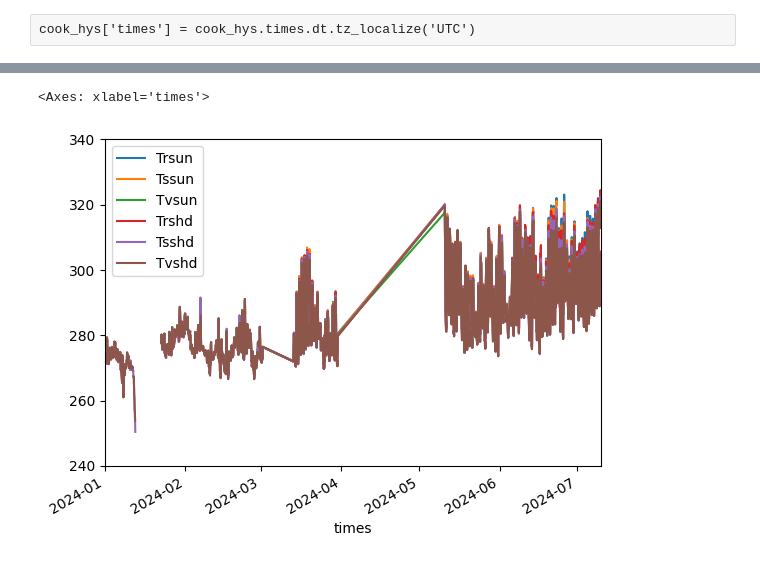
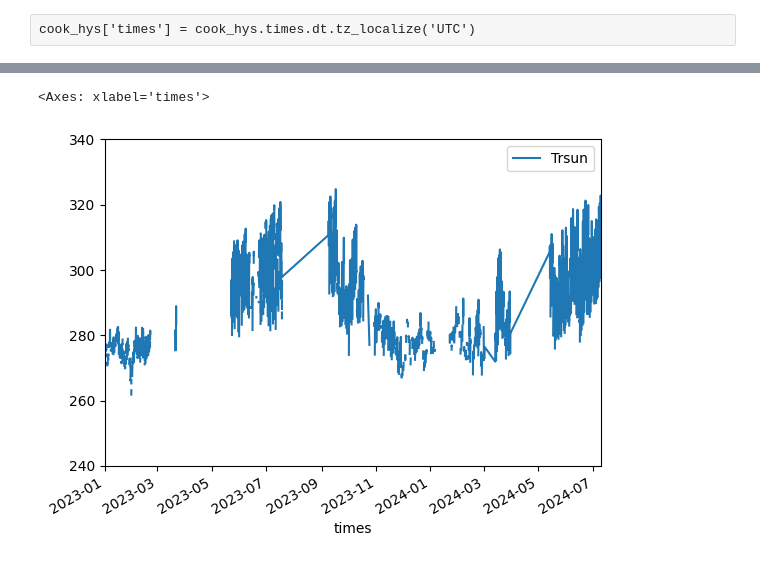
Before and after one commit to cafltar/CookIRCamET, a Jupyter notebook: et_prep.ipynb, the cells around one changed output, grey strips where cells are left out. Saved outputs shown, nothing was run; the diff lists cells and outputs as text; code cells hidden in the pictures.

```diff
--- a/et_prep.ipynb
+++ b/et_prep.ipynb
@@ -27,7 +28,7 @@ cook_flux = pd.read_csv('../../raw/CookIRCamET/Meteorological/Cook/EcTower/REddy
 # %%
-cook_hy2023_v1 = pd.read_csv('../../work/CookIRCamET/Working/cookhy2023_V1_output.csv')
-cook_hy2023_v2 = pd.read_csv('../../work/CookIRCamET/Working/cookhy2023_V2_output.csv')
-cook_hy2024_v3 = pd.read_csv('../../work/CookIRCamET/Working/cookhy2024_V3_output.csv')
+cook_hy2023_v1 = pd.read_csv('/90daydata/nsaru/work/CookIRCamET/Working/cookhy2023_V1_pa_output.csv')
+cook_hy2023_v2 = pd.read_csv('/90daydata/nsaru/work/CookIRCamET/Working/cookhy2023_V2_pa_output.csv')
+cook_hy2024_v3 = pd.read_csv('/90daydata/nsaru/work/CookIRCamET/Working/cookhy2024_V3_pa_output.csv')
 # %%
 cook_hy2024_v3
 # %% [output]
@@ -90,10 +91,10 @@ cook_flux.plot(x='times',y='Tair',
 # %%
-xlim=[pd.to_datetime('2024-01-01 00:00:00',format='%Y-%m-%d %H:%M:%S'),pd.to_datetime('2024-07-10 00:00:00',format='%Y-%m-%d %H:%M:%S')]
+xlim=[pd.to_datetime('2023-01-01 00:00:00',format='%Y-%m-%d %H:%M:%S'),pd.to_datetime('2024-07-10 00:00:00',format='%Y-%m-%d %H:%M:%S')]
 # %%
-cook_hys.plot(x='times',y=['Trsun','Tssun','Tvsun','Trshd','Tsshd','Tvshd'],xlim=xlim,ylim=[240,340])
+cook_hys.plot(x='times',y=['Trsun'],xlim=xlim,ylim=[240,340])
 # %% [output]
 <Axes: xlabel='times'>
-[figure, old version]
+[figure, new version]
 # %%
 cook_flux.plot(x='times',y=['ET'],xlim=xlim)
 # %% [output]
```
Also changed, not shown: parts of 55 cells of this notebook, 5 other files.
